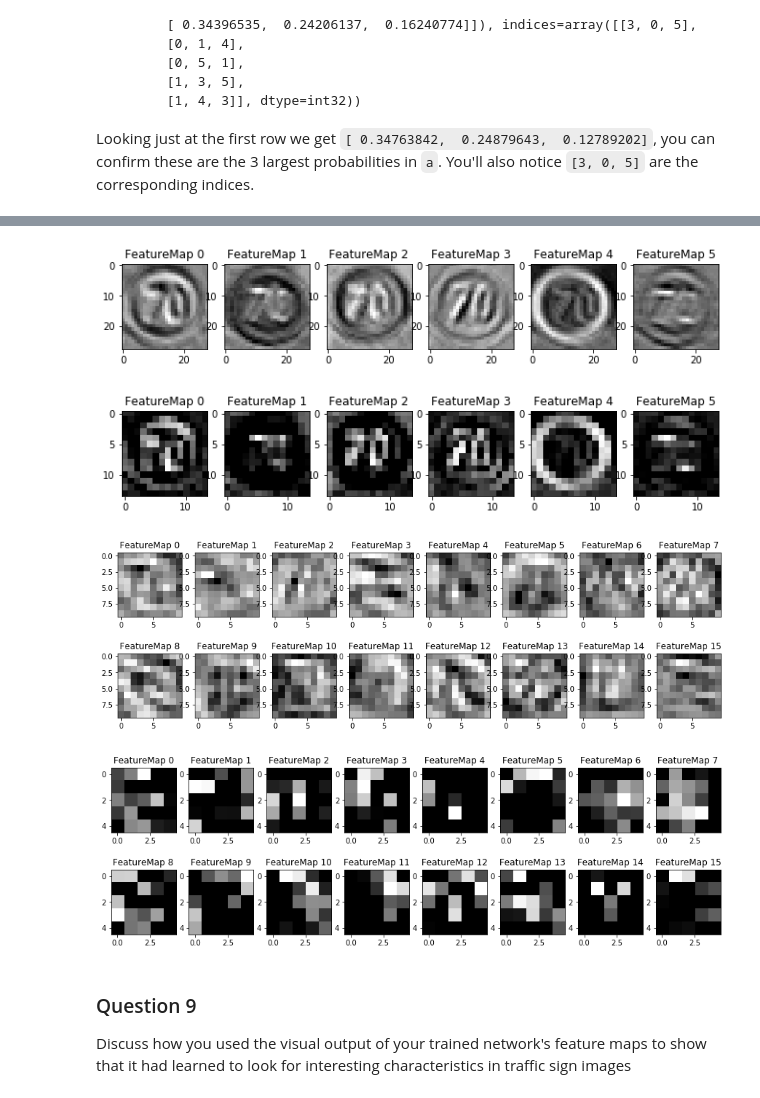
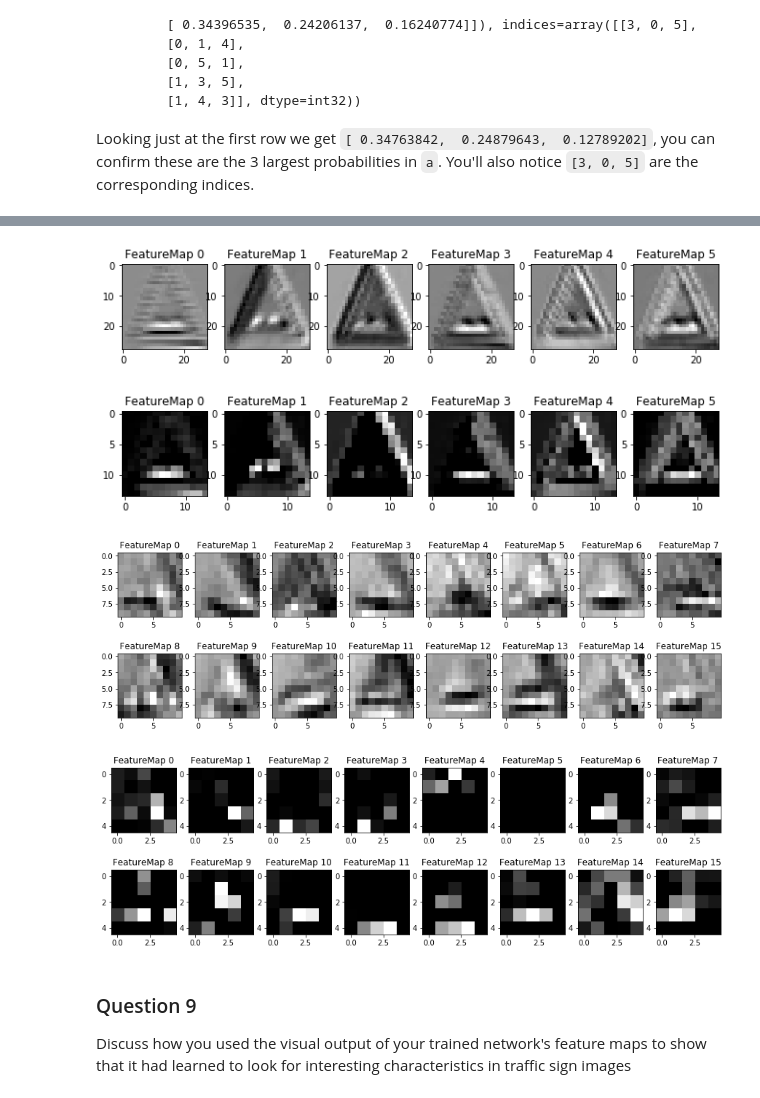
Before and after one commit to jaxanc/CarND-Traffic-Sign-Classifier-Project, a Jupyter notebook: Traffic_Sign_Classifier.ipynb, the cells around one changed output, grey strips where cells are left out. Drawn from its saved outputs; the diff is of its cells as text; code cells hidden in the pictures.

```diff
--- a/Traffic_Sign_Classifier.ipynb
+++ b/Traffic_Sign_Classifier.ipynb
@@ -489,7 +509,7 @@ print(predicted)
 ### Calculate the accuracy for these 5 new images.
 ### For example, if the model predicted 1 out of 5 signs correctly, it's 20% accurate on these new images.
 with tf.Session() as sess:
-    saver.restore(sess, './lenet')
+    saver.restore(sess, './model.ckpt')
     test_images_accuracy = evaluate(images_Normalized, images_class)
 
 print("Prediction Accuracy = {:.1f}".format(test_images_accuracy))
@@ -539,7 +559,7 @@ Looking just at the first row we get `[ 0.34763842,  0.24879643,  0.12789202]`,
 ### Print out the top five softmax probabilities for the predictions on the German traffic sign images found on the web.
 ### Feel free to use as many code cells as needed.
 with tf.Session() as sess:
-    saver.restore(sess, './lenet')
+    saver.restore(sess, './model.ckpt')
 
     softmax_results = sess.run(tf.nn.softmax(logits), feed_dict={x: images_Normalized, keep_prob: 1})
     top5softmax = sess.run(tf.nn.top_k(softmax_results, k=5))
@@ -610,32 +721,32 @@ def outputFeatureMap(image_input, tf_activation, activation_min=-1, activation_m
             plt.imshow(activation[0,:,:, featuremap], interpolation="nearest", cmap="gray")
 # %%
 with tf.Session() as sess:
-    saver.restore(sess, tf.train.latest_checkpoint('.'))
+    saver.restore(sess, './model.ckpt')
     conv_layer_1 = sess.graph.get_tensor_by_name('conv1:0')
-    outputFeatureMap([images_Normalized[3]], conv_layer_1)
+    outputFeatureMap([images_Normalized[0]], conv_layer_1)
 # %% [output]
-[figure, old version]
+[figure, new version]
 # %%
 with tf.Session() as sess:
     saver.restore(sess, tf.train.latest_checkpoint('.'))
     max_pool_1 = sess.graph.get_tensor_by_name('maxpool1:0')
-    outputFeatureMap([images_Normalized[3]], max_pool_1)
+    outputFeatureMap([images_Normalized[0]], max_pool_1)
 # %% [output]
-[figure, old version]
+[figure, new version]
 # %%
 with tf.Session() as sess:
     saver.restore(sess, tf.train.latest_checkpoint('.'))
     conv_layer_2 = sess.graph.get_tensor_by_name('conv2:0')
-    outputFeatureMap([images_Normalized[3]], conv_layer_2)
+    outputFeatureMap([images_Normalized[0]], conv_layer_2)
 # %% [output]
-[figure, old version]
+[figure, new version]
 # %%
 with tf.Session() as sess:
     saver.restore(sess, tf.train.latest_checkpoint('.'))
     max_pool_2 = sess.graph.get_tensor_by_name('maxpool2:0')
-    outputFeatureMap([images_Normalized[3]], max_pool_2)
+    outputFeatureMap([images_Normalized[0]], max_pool_2)
 # %% [output]
-[figure, old version]
+[figure, new version]
 # %% [markdown]
 ### Question 9
 
```
Also changed, not shown: parts of 19 cells of this notebook, 13 other files.
